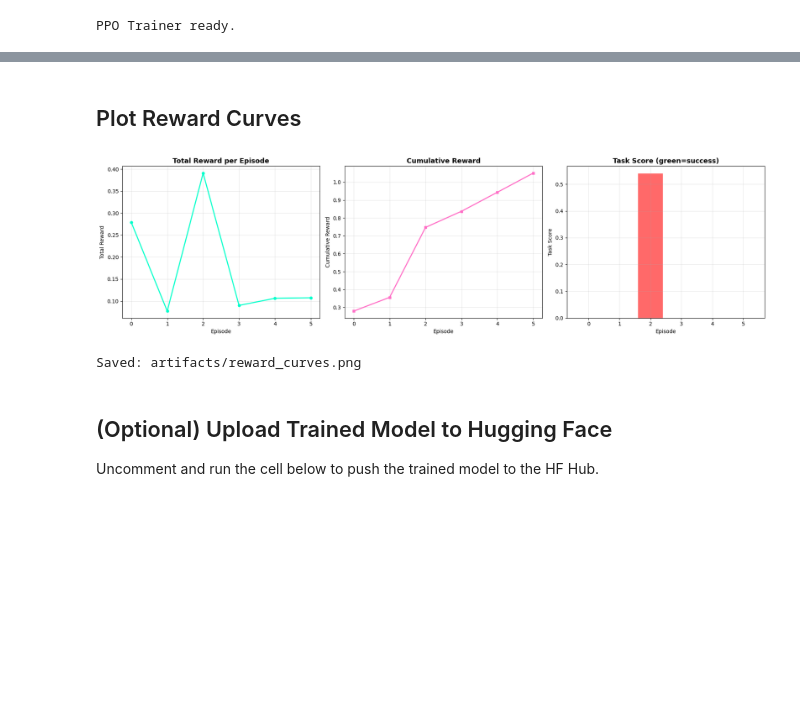
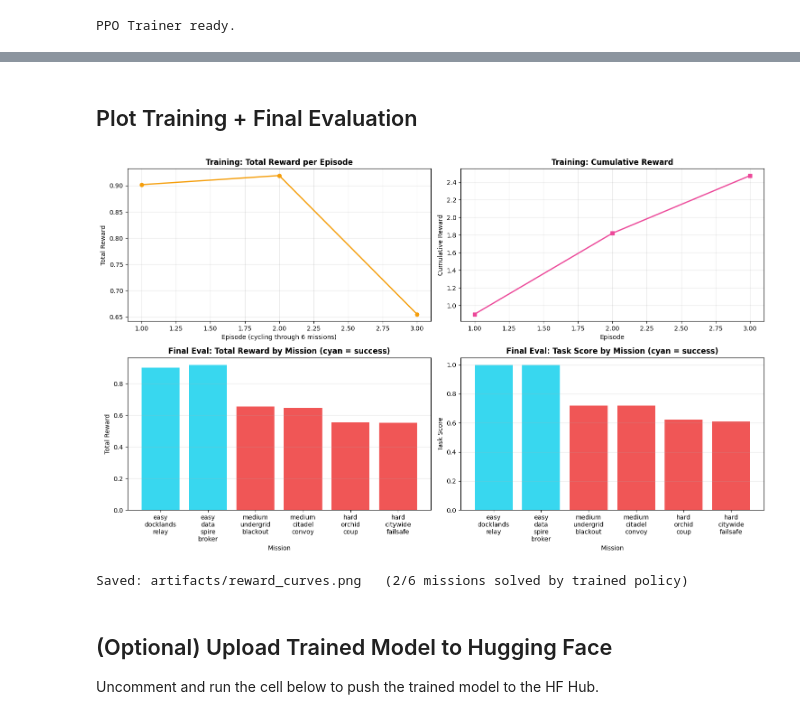
Before and after one commit to hschinmayabharadwaj/Openev, a Jupyter notebook: notebooks/trl_training_colab.ipynb, the cells around one changed output, grey strips where cells are left out. Drawn from its saved outputs; the diff is of its cells as text; code cells hidden in the pictures; blank space fills up the shorter version.

```diff
--- a/notebooks/trl_training_colab.ipynb
+++ b/notebooks/trl_training_colab.ipynb
@@ -451,41 +846,55 @@ Success Rate:   0.0%
 # %% [markdown]
-## Plot Reward Curves
+## Plot Training + Final Evaluation
 # %%
 import matplotlib.pyplot as plt
 import numpy as np
 
-episodes_x = [r.episode_id for r in results]
-rewards = [r.total_reward for r in results]
-scores = [r.final_task_score for r in results]
-cumulative = list(np.cumsum(rewards))
+train_x = [r.episode_id + 1 for r in results]
+train_rewards = [r.total_reward for r in results]
+train_scores = [r.final_task_score for r in results]
+train_cum = list(np.cumsum(train_rewards))
 
-fig, axes = plt.subplots(1, 3, figsize=(18, 5))
+eval_labels = [r.task_id.replace("task_", "").replace("_", "\n") for r in final_results]
+eval_rewards = [r.total_reward for r in final_results]
+eval_scores = [r.final_task_score for r in final_results]
+eval_colors = ["#22d3ee" if r.success else "#ef4444" for r in final_results]
 
-axes[0].plot(episodes_x, rewards, "o-", color="#00ffcc", linewidth=2, markersize=5)
-axes[0].set_title("Total Reward per Episode", fontsize=13, fontweight="bold")
-axes[0].set_xlabel("Episode")
-axes[0].set_ylabel("Total Reward")
-axes[0].grid(True, alpha=0.3)
+fig, axes = plt.subplots(2, 2, figsize=(15, 9))
 
-axes[1].plot(episodes_x, cumulative, "s-", color="#ff6ec7", linewidth=2, markersize=5)
-axes[1].set_title("Cumulative Reward", fontsize=13, fontweight="bold")
-axes[1].set_xlabel("Episode")
-axes[1].set_ylabel("Cumulative Reward")
-axes[1].grid(True, alpha=0.3)
+axes[0, 0].plot(train_x, train_rewards, "o-", color="#f59e0b", linewidth=2, markersize=6)
+axes[0, 0].set_title("Training: Total Reward per Episode", fontsize=12, fontweight="bold")
+axes[0, 0].set_xlabel("Episode (cycling through 6 missions)")
+axes[0, 0].set_ylabel("Total Reward")
+axes[0, 0].grid(True, alpha=0.3)
 
-axes[2].bar(episodes_x, scores, color=["#00ff88" if r.success else "#ff4444" for r in results], alpha=0.8)
-axes[2].set_title("Task Score (green=success)", fontsize=13, fontweight="bold")
-axes[2].set_xlabel("Episode")
-axes[2].set_ylabel("Task Score")
-axes[2].grid(True, alpha=0.3)
+axes[0, 1].plot(train_x, train_cum, "s-", color="#ec4899", linewidth=2, markersize=6)
+axes[0, 1].set_title("Training: Cumulative Reward", fontsize=12, fontweight="bold")
+axes[0, 1].set_xlabel("Episode")
+axes[0, 1].set_ylabel("Cumulative Reward")
+axes[0, 1].grid(True, alpha=0.3)
+
+axes[1, 0].bar(eval_labels, eval_rewards, color=eval_colors, alpha=0.9)
+axes[1, 0].set_title("Final Eval: Total Reward by Mission (cyan = success)", fontsize=12, fontweight="bold")
+axes[1, 0].set_xlabel("Mission")
+axes[1, 0].set_ylabel("Total Reward")
+axes[1, 0].grid(True, alpha=0.3, axis="y")
+
+axes[1, 1].bar(eval_labels, eval_scores, color=eval_colors, alpha=0.9)
+axes[1, 1].set_title("Final Eval: Task Score by Mission (cyan = success)", fontsize=12, fontweight="bold")
+axes[1, 1].set_xlabel("Mission")
+axes[1, 1].set_ylabel("Task Score")
+axes[1, 1].set_ylim(0, 1.05)
+axes[1, 1].grid(True, alpha=0.3, axis="y")
 
 plt.tight_layout()
 plt.savefig("artifacts/reward_curves.png", dpi=150, bbox_inches="tight")
 plt.show()
-print("Saved: artifacts/reward_curves.png")
+
+n_succ = sum(1 for r in final_results if r.success)
+print(f"Saved: artifacts/reward_curves.png   ({n_succ}/{len(final_results)} missions solved by trained policy)")
 # %% [output]
-[figure, old version]
+[figure, new version]
-Saved: artifacts/reward_curves.png
+Saved: artifacts/reward_curves.png   (2/6 missions solved by trained policy)
 # %% [markdown]
 ## (Optional) Upload Trained Model to Hugging Face
 
```
Also changed, not shown: parts of 11 cells of this notebook, 22 other files.
